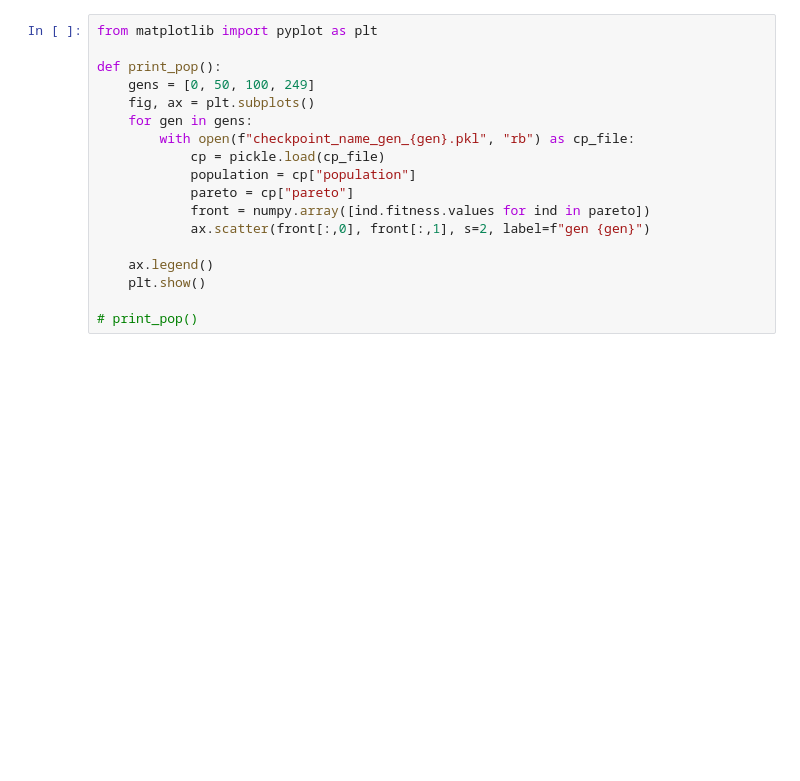
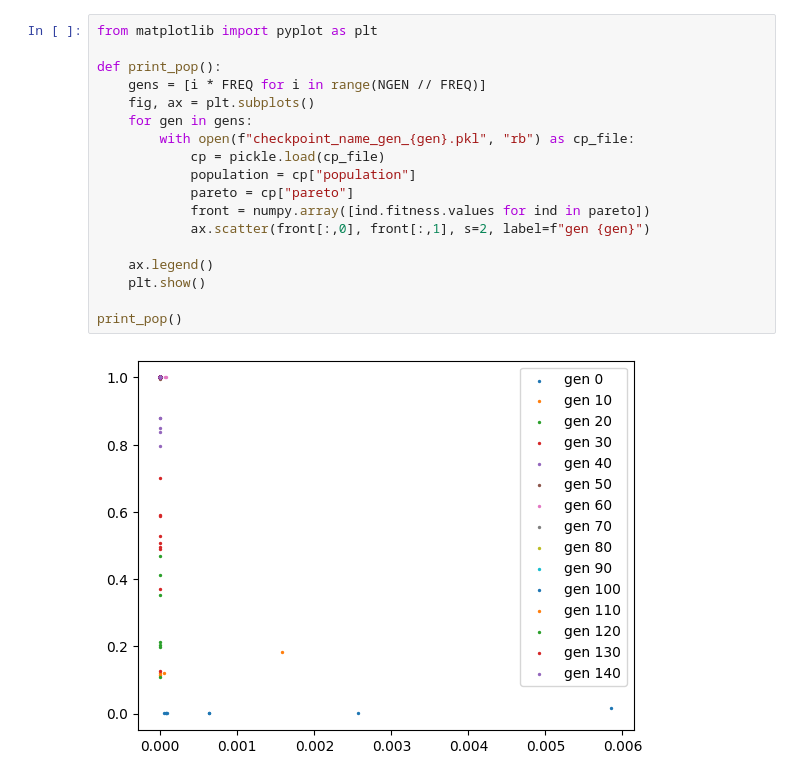
Before and after one commit to HugoxSaraiva/airfoil-optimization-ga, a Jupyter notebook: nsga2.ipynb, the cells around one changed output. Cells and saved outputs as stored; diff of their text form; blank space fills up the shorter version.

```diff
--- a/nsga2.ipynb
+++ b/nsga2.ipynb
@@ -153,21 +198,23 @@ gen     evals   std                     min                     avg
 # %%
 from matplotlib import pyplot as plt
 
 def print_pop():
-    gens = [0, 50, 100, 249]
+    gens = [i * FREQ for i in range(NGEN // FREQ)]
     fig, ax = plt.subplots()
     for gen in gens:
         with open(f"checkpoint_name_gen_{gen}.pkl", "rb") as cp_file:
             cp = pickle.load(cp_file)
             population = cp["population"]
             pareto = cp["pareto"]
             front = numpy.array([ind.fitness.values for ind in pareto])
             ax.scatter(front[:,0], front[:,1], s=2, label=f"gen {gen}")
 
     ax.legend()
     plt.show()
 
-# print_pop()
+print_pop()
+# %% [output]
+[figure, added]
 # %%
 
 import matplotlib.pyplot as plt
```
Also changed, not shown: parts of 4 cells of this notebook, 11 other files.
